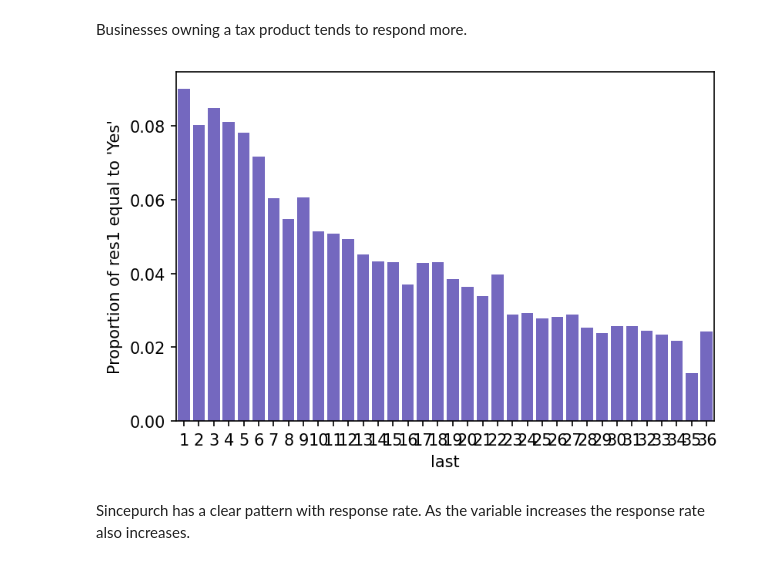
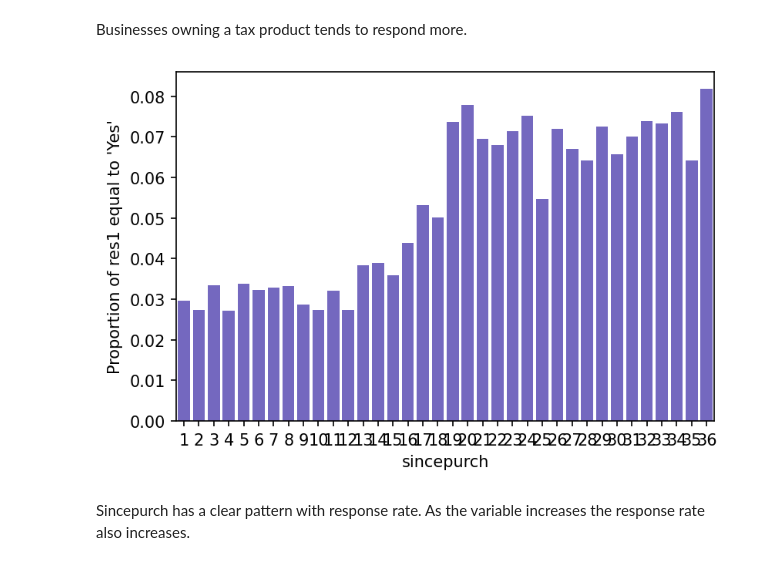
Before and after one commit to sauravjayan/Intuit-Quickbooks, a Jupyter notebook: intuit.ipynb, the cells around one changed output. Cells and saved outputs as stored; diff of their text form; code cells hidden in the pictures.

```diff
--- a/intuit.ipynb
+++ b/intuit.ipynb
@@ -200,9 +201,9 @@ fig = rsm.prop_plot(intuit75k, "owntaxprod", "res1", "Yes")
 Businesses owning a tax product tends to respond more.
 # %%
 # proportion of people who responded positively across upgraded
-fig = rsm.prop_plot(intuit75k, "last", "res1", "Yes")
+fig = rsm.prop_plot(intuit75k, "sincepurch", "res1", "Yes")
 # %% [output]
-[figure, old version]
+[figure, new version]
 # %% [markdown]
 Sincepurch has a clear pattern with response rate. As the variable increases the response rate also increases.
 # %%
```
Also changed, not shown: parts of 40 cells of this notebook.
